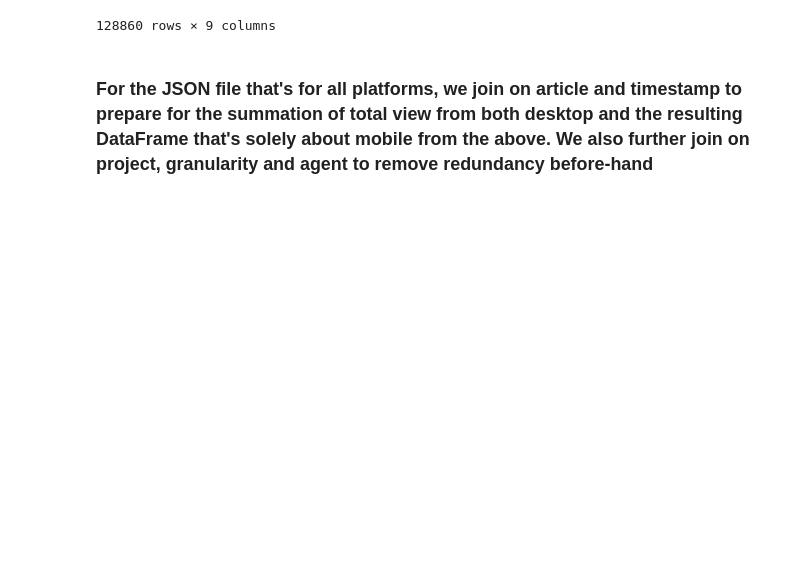
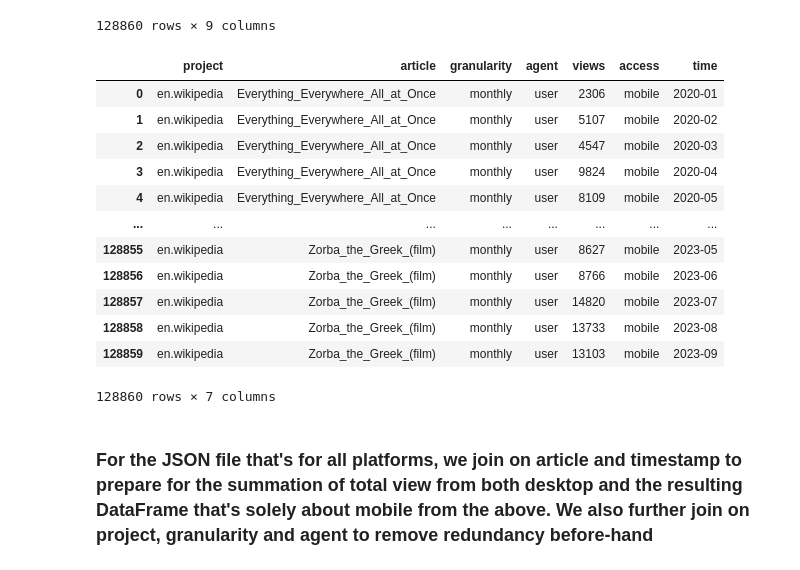
Before and after one commit to hww1999/UW_MSDS_Data512_AU23_HW1, a Jupyter notebook: data/data processing.ipynb, the cells around one changed output. Drawn from its saved outputs; the diff is of its cells as text; code cells hidden in the pictures; blank space fills up the shorter version.

```diff
--- a/data/data processing.ipynb
+++ b/data/data processing.ipynb
@@ -97,7 +127,22 @@ mobile['access'] = mobile['access_x'].str.slice(stop=6)
 # %%
 # remove the redundant columns resulting from joining after the computation
 
-mobile = mobile.drop(columns=['access_x', 'access_y', 'views_x', 'views_y'])
+mobile = mobile.drop(columns=['access_x', 'access_y', 'views_x', 'views_y', 'year', 'month', 'timestamp'])
+mobile
+# %% [output]
+|  | project | article | granularity | agent | views | access | time |
+| 0 | en.wikipedia | Everything_Everywhere_All_at_Once | monthly | user | 2306 | mobile | 2020-01 |
+| 1 | en.wikipedia | Everything_Everywhere_All_at_Once | monthly | user | 5107 | mobile | 2020-02 |
+| 2 | en.wikipedia | Everything_Everywhere_All_at_Once | monthly | user | 4547 | mobile | 2020-03 |
+| 3 | en.wikipedia | Everything_Everywhere_All_at_Once | monthly | user | 9824 | mobile | 2020-04 |
+| 4 | en.wikipedia | Everything_Everywhere_All_at_Once | monthly | user | 8109 | mobile | 2020-05 |
+| ... | ... | ... | ... | ... | ... | ... | ... |
+| 128855 | en.wikipedia | Zorba_the_Greek_(film) | monthly | user | 8627 | mobile | 2023-05 |
+| 128856 | en.wikipedia | Zorba_the_Greek_(film) | monthly | user | 8766 | mobile | 2023-06 |
+| 128857 | en.wikipedia | Zorba_the_Greek_(film) | monthly | user | 14820 | mobile | 2023-07 |
+| 128858 | en.wikipedia | Zorba_the_Greek_(film) | monthly | user | 13733 | mobile | 2023-08 |
+| 128859 | en.wikipedia | Zorba_the_Greek_(film) | monthly | user | 13103 | mobile | 2023-09 |
+128860 rows × 7 columns
 # %% [markdown]
 ### For the JSON file that's for all platforms, we join on article and timestamp to prepare for the summation of total view from both desktop and the resulting DataFrame that's solely about mobile from the above. We also further join on project, granularity and agent to remove redundancy before-hand
 # %%
```
Also changed, not shown: parts of 7 cells of this notebook, 10 other files.
